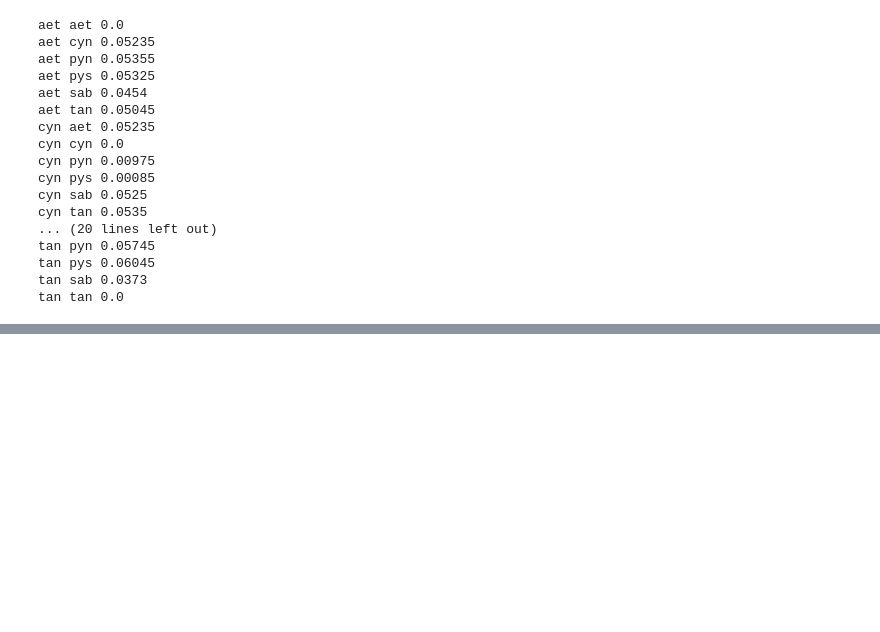
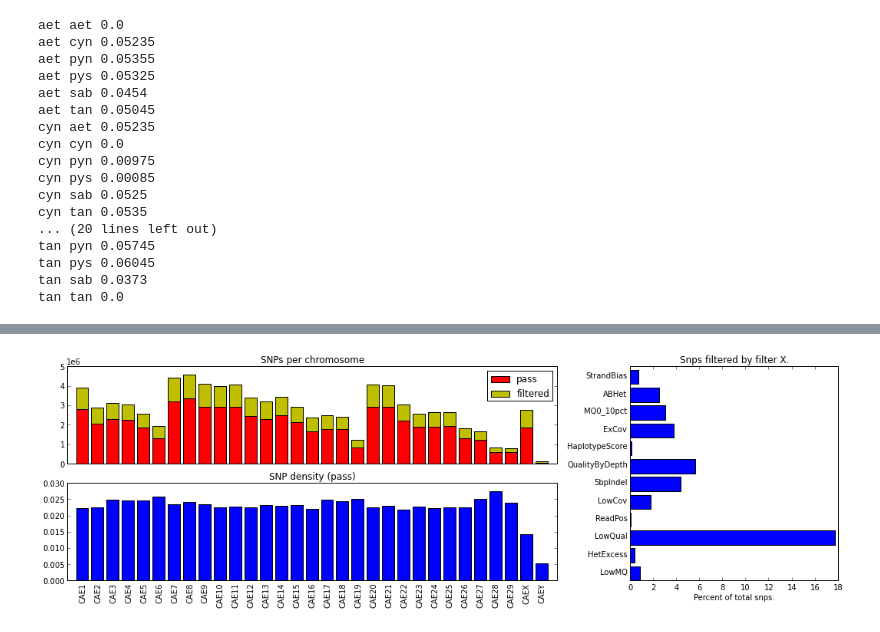
Before and after one commit to peterdfields/hs_vervet, a Jupyter notebook: notebooks/20140415_vervet_analyse_coverage_and_vcf_stats.ipynb, the cells around one changed output, grey strips where cells are left out. Drawn from its saved outputs; the diff is of its cells as text; code cells hidden in the pictures; blank space fills up the shorter version.

```diff
--- a/notebooks/20140415_vervet_analyse_coverage_and_vcf_stats.ipynb
+++ b/notebooks/20140415_vervet_analyse_coverage_and_vcf_stats.ipynb
@@ -382,0 +437,17 @@ tan tan 0.0
+# %%
+autosomes = ["CAE" + str(i) for i in range(1,30)]
+chromosomes = ["CAE" + str(i) for i in range(1,30)+["X","Y"]]
+# %%
+chrom_length = pd.read_csv(os.path.expanduser("~/vervet_project/metadata/ref_3488.tsv"),sep="\t",index_col=0,squeeze=True)
+# %%
+chrom_dicts = [stats_dic(chrom) for chrom in chromosomes]
+# %%
+total_stats_dic = stats_dic(chromosomes[0])
+for chrom in chromosomes[1:]:
+    stats_dic1 = stats_dic(chrom)
+    for key in total_stats_dic:
+        if key == "filters":
+            for key1 in total_stats_dic[key]:
+                total_stats_dic[key][key1] += stats_dic1[key][key1]
+        else:
+            total_stats_dic[key] += stats_dic1[key]
@@ -382,0 +524,66 @@ tan tan 0.0
+# %%
+fig=figure(1, figsize=(18,5))
+
+ax = plt.subplot2grid((2,3), (0,0), colspan=2)
+
+
+
+#ax = fig.add_subplot(121)
+title("SNPs per chromosome")
+pos = np.arange(len(chrom_dicts))
+snps_pass = np.array([d["pass"] for d in chrom_dicts])
+snps_non_pass = [d["total"]-d["pass"] for d in chrom_dicts]
+p1 = plt.bar(pos+0.1,snps_pass,width=0.8,color="r")
+p2 = plt.bar(pos+0.1,snps_non_pass,width=0.8,bottom=snps_pass,color="y")
+plt.legend( (p1[0], p2[0]), ('pass', 'filtered') )
+ax.yaxis.major.formatter.set_powerlimits((0,0))
+ax.ticklabel_format(style='sci', axis='y')
+ax.set_xlim([-0.5,len(chrom_dicts)+0.5])
+plt.tick_params(\
+    axis='x',          # changes apply to the x-axis
+    which='both',      # both major and minor ticks are affected
+    bottom='off',      # ticks along the bottom edge are off
+    top='off',         # ticks along the top edge are off
+    labelbottom='off') # labels along the bottom edge are off
+
+
+
+ax = plt.subplot2grid((2,3), (0,2), rowspan=2)
+#ax = fig.add_subplot(122)
+title("Snps filtered by filter X.")
+proportions = np.array(total_stats_dic["filters"].values())*100./total_stats_dic["total"]
+pos = np.arange(len(proportions))
+barh(pos,proportions)
+ax.set_yticks(pos+0.5)
+ax.set_yticklabels(total_stats_dic["filters"].keys())
+ax.set_xlabel("Percent of total snps.")
+#ax.xaxis.major.formatter.set_powerlimits((0,0))
+#ax.ticklabel_format(style='sci', axis='x')
+plt.tick_params(\
+    axis='y',          # changes apply to the x-axis
+    which='both',      # both major and minor ticks are affected
+    left='off',      # ticks along the bottom edge are off
+    right='off')
+
+
+ax = plt.subplot2grid((2,3), (1,0), colspan=2)
+title("SNP density (pass)")
+pos = np.arange(len(chrom_dicts))
+snp_density = snps_pass*1./chrom_length.values
+plt.bar(pos+0.1,snp_density,width=0.8)
+ax.set_xticks(pos+0.5)
+ax.set_xticklabels(chromosomes)
+labels = ax.get_xticklabels()
+for label in labels:
+    label.set_rotation(90)
+ax.set_xlim([-0.5,len(chrom_dicts)+0.5])
+
+plt.tick_params(\
+    axis='x',          # changes apply to the x-axis
+    which='both',      # both major and minor ticks are affected
+    bottom='off',      # ticks along the bottom edge are off
+    top='off')
+
+fig.subplots_adjust(wspace=0.35)
+# %% [output]
+[figure, added]
```
Also changed, not shown: parts of 134 cells of this notebook, 21 other files.
